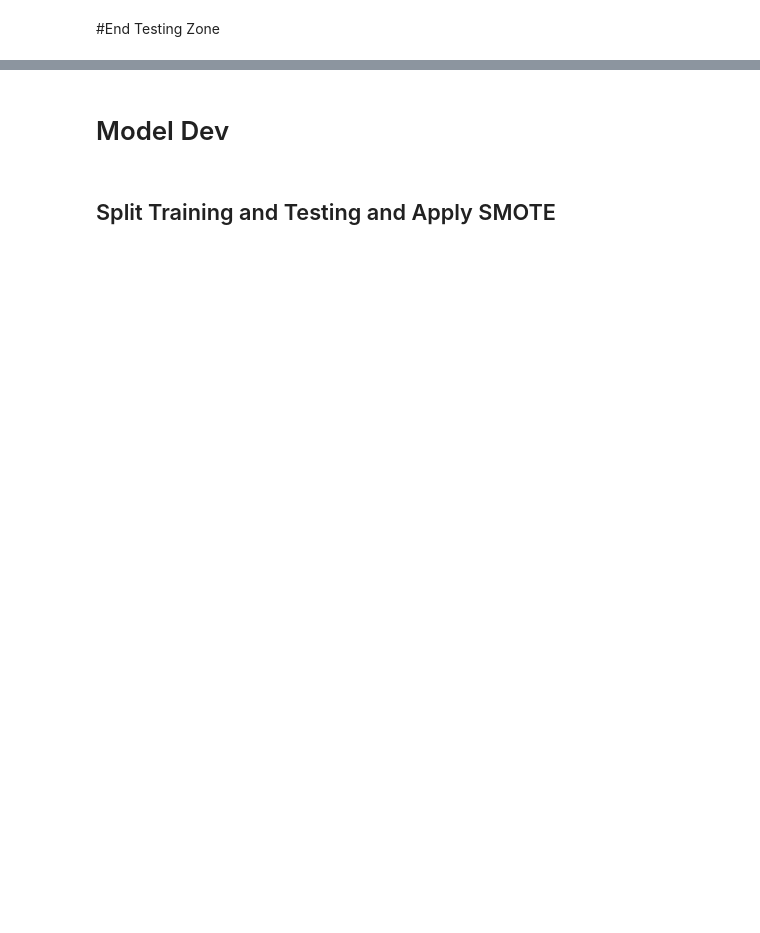
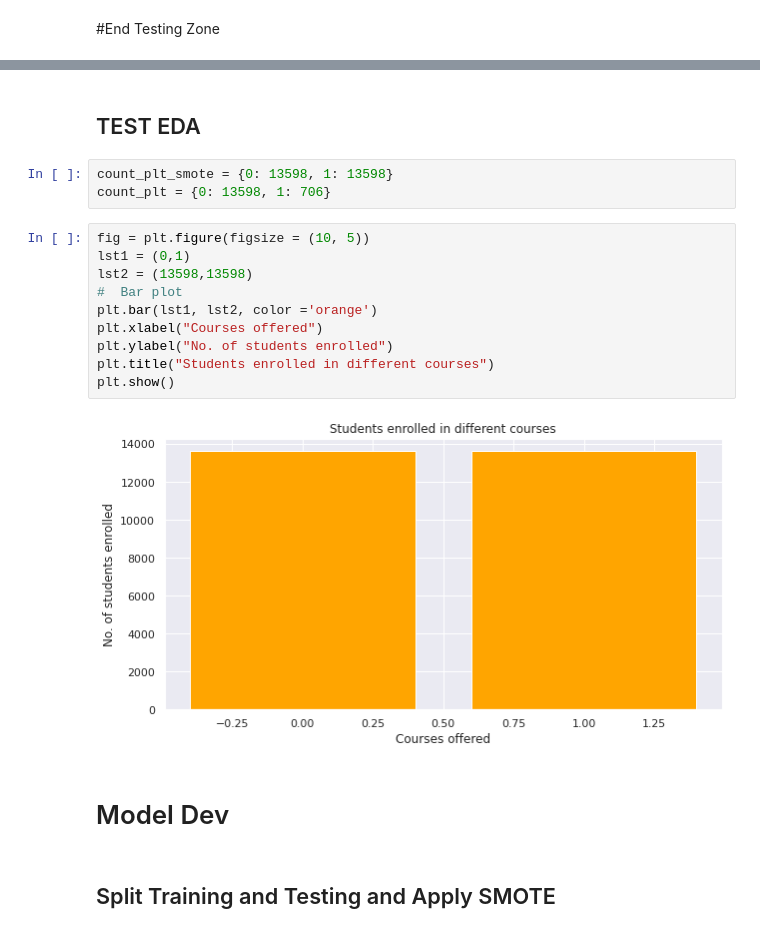
Before and after one commit to huantnguyen/FakeJobPrediction, a Jupyter notebook: v4_Project_245_fakejob.ipynb, the cells around one changed output, grey strips where cells are left out. Saved outputs shown, nothing was run; the diff lists cells and outputs as text; blank space fills up the shorter version.

```diff
--- a/v4_Project_245_fakejob.ipynb
+++ b/v4_Project_245_fakejob.ipynb
@@ -772,3 +747,20 @@ AUC score : 0.5
+# %% [markdown]
+## TEST EDA
+# %%
+count_plt_smote = {0: 13598, 1: 13598}
+count_plt = {0: 13598, 1: 706}
+# %%
+fig = plt.figure(figsize = (10, 5))
+lst1 = (0,1)
+lst2 = (13598,13598)
+#  Bar plot
+plt.bar(lst1, lst2, color ='orange')
+plt.xlabel("Courses offered")
+plt.ylabel("No. of students enrolled")
+plt.title("Students enrolled in different courses")
+plt.show()
+# %% [output]
+[figure, added]
 # %% [markdown]
 # Model Dev
 # %% [markdown]
```
Also changed, not shown: parts of 109 cells of this notebook.
